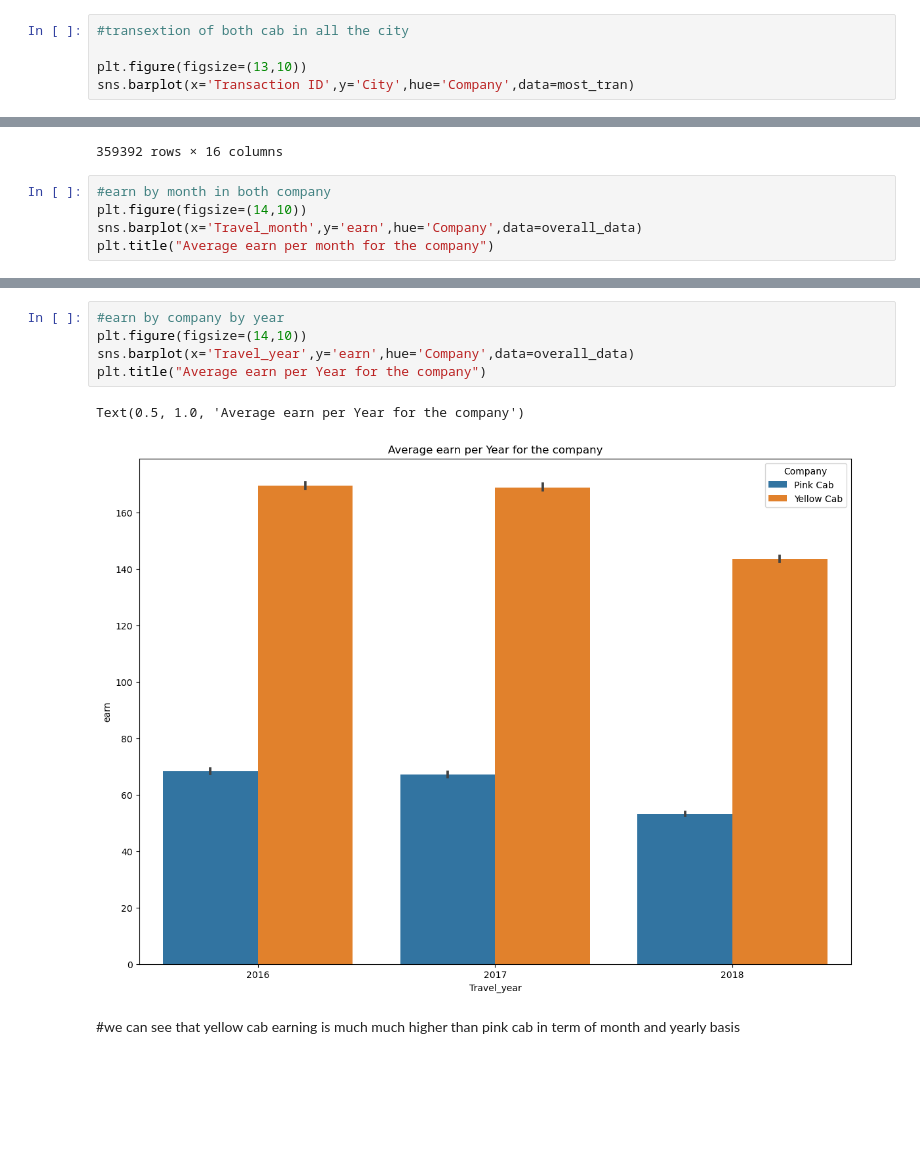
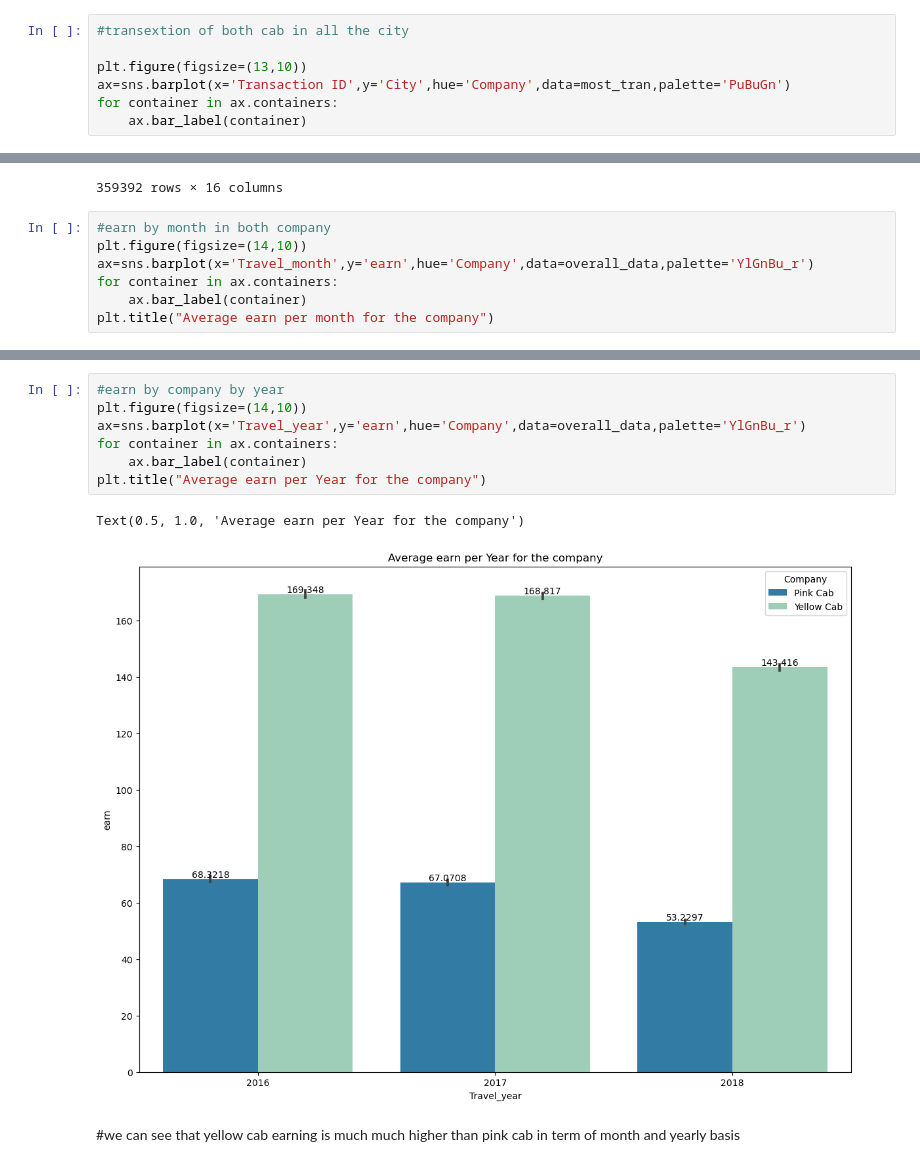
Before and after one commit to AN-SAFAWAT/EDA-Cab_Invenstment-with-ML, a Jupyter notebook: City_cab_data_analysis.ipynb, the cells around one changed output, grey strips where cells are left out. Saved outputs shown, nothing was run; the diff lists cells and outputs as text; blank space fills up the shorter version.

```diff
--- a/City_cab_data_analysis.ipynb
+++ b/City_cab_data_analysis.ipynb
@@ -313,5 +313,7 @@ most_tran.head(5)
 #transextion of both cab in all the city
 
 plt.figure(figsize=(13,10))
-sns.barplot(x='Transaction ID',y='City',hue='Company',data=most_tran)
+ax=sns.barplot(x='Transaction ID',y='City',hue='Company',data=most_tran,palette='PuBuGn')
+for container in ax.containers:
+    ax.bar_label(container)
 # %% [output]
@@ -402,7 +404,9 @@ overall_data
 # %%
 #earn by month in both company
 plt.figure(figsize=(14,10))
-sns.barplot(x='Travel_month',y='earn',hue='Company',data=overall_data)
+ax=sns.barplot(x='Travel_month',y='earn',hue='Company',data=overall_data,palette='YlGnBu_r')
+for container in ax.containers:
+    ax.bar_label(container)
 plt.title("Average earn per month for the company")
 # %% [output]
 Text(0.5, 1.0, 'Average earn per month for the company')
@@ -410,11 +414,13 @@ Text(0.5, 1.0, 'Average earn per month for the company')
 # %%
 #earn by company by year
 plt.figure(figsize=(14,10))
-sns.barplot(x='Travel_year',y='earn',hue='Company',data=overall_data)
+ax=sns.barplot(x='Travel_year',y='earn',hue='Company',data=overall_data,palette='YlGnBu_r')
+for container in ax.containers:
+    ax.bar_label(container)
 plt.title("Average earn per Year for the company")
 # %% [output]
 Text(0.5, 1.0, 'Average earn per Year for the company')
-[figure, old version]
+[figure, new version]
 # %% [markdown]
 #we can see that yellow cab earning is much much higher than pink cab in term of month and yearly basis
 # %%
```
Also changed, not shown: parts of 20 cells of this notebook.
